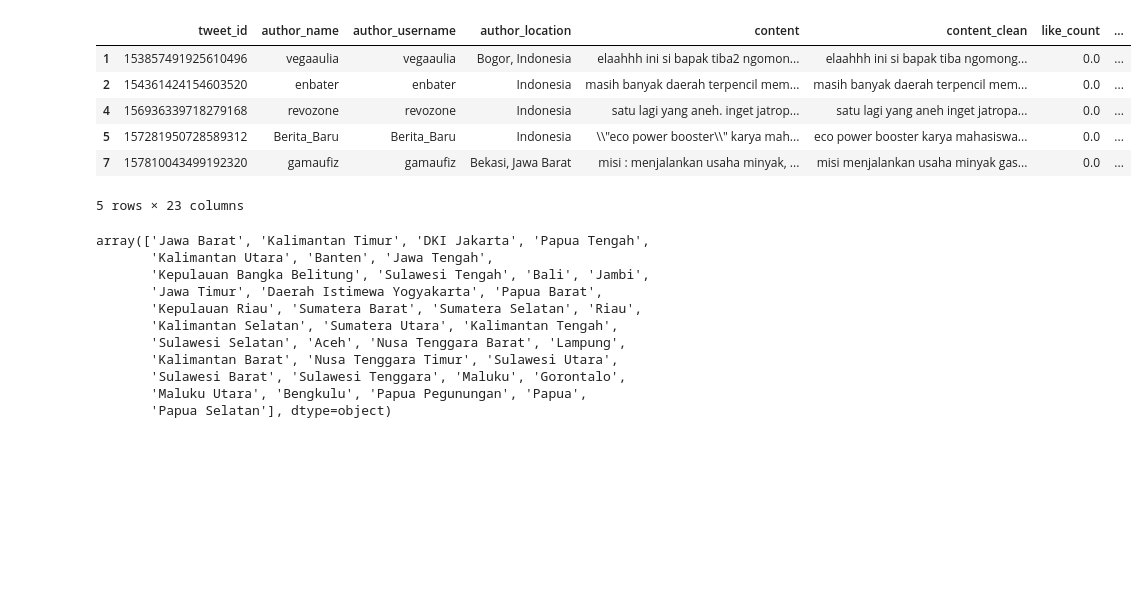
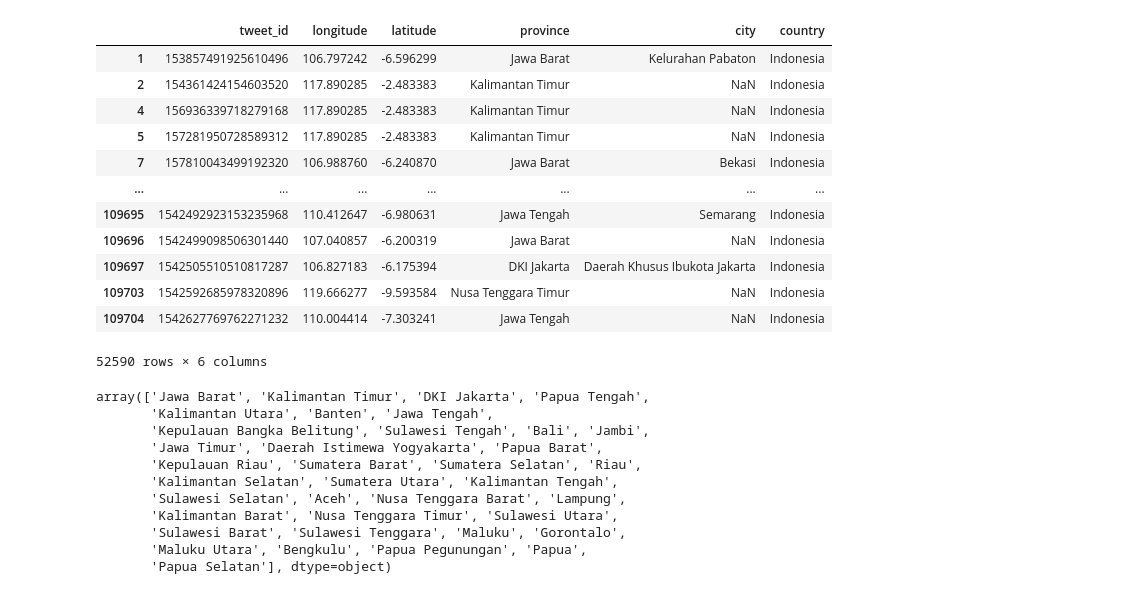
Before and after one commit to felornsy/tugas-akhir, a Jupyter notebook: task_geocoding.ipynb, the cells around one changed output. Drawn from its saved outputs; the diff is of its cells as text; code cells hidden in the pictures; blank space fills up the shorter version.

```diff
--- a/task_geocoding.ipynb
+++ b/task_geocoding.ipynb
@@ -8,30 +8,33 @@ from shapely.geometry import Point
 from geopandas import GeoDataFrame
 # %%
 # load dataset text processing
-df = pd.read_csv('data/data-mentah.csv')
-
-# remove column unname: 0
-df = df.drop(columns=['Unnamed: 0'])
+df = pd.read_csv('data/data-mentah.csv', usecols=["tweet_id", "latitude", "longitude", "country", "province", "city"])
 
 # filter dataset yang mempunyai latitude dan longitude (tidak null atau empty)
 df = df[df['latitude'].isnull() == False]
 df = df[df['latitude'].isna() == False]
 
 df = df[df['longitude'].isnull() == False]
 df = df[df['longitude'].isna() == False]
 
 # filter dataset yang country adalah indonesia
 df = df[df['country'] == "Indonesia"]
 
-df.head(5)
+df
 # %% [output]
-|  | tweet_id | author_name | author_username | author_location | content | content_clean | like_count | ... |
-| 1 | 153857491925610496 | vegaaulia | vegaaulia | Bogor, Indonesia | elaahhh ini si bapak tiba2 ngomon... | elaahhh ini si bapak tiba ngomong... | 0.0 | ... |
-| 2 | 154361424154603520 | enbater | enbater | Indonesia | masih banyak daerah terpencil mem... | masih banyak daerah terpencil mem... | 0.0 | ... |
-| 4 | 156936339718279168 | revozone | revozone | Indonesia | satu lagi yang aneh. inget jatrop... | satu lagi yang aneh inget jatropa... | 0.0 | ... |
-| 5 | 157281950728589312 | Berita_Baru | Berita_Baru | Indonesia | \\"eco power booster\\" karya mah... | eco power booster karya mahasiswa... | 0.0 | ... |
-| 7 | 157810043499192320 | gamaufiz | gamaufiz | Bekasi, Jawa Barat | misi : menjalankan usaha minyak, ... | misi menjalankan usaha minyak gas... | 0.0 | ... |
+|  | tweet_id | longitude | latitude | province | city | country |
+| 1 | 153857491925610496 | 106.797242 | -6.596299 | Jawa Barat | Kelurahan Pabaton | Indonesia |
+| 2 | 154361424154603520 | 117.890285 | -2.483383 | Kalimantan Timur | NaN | Indonesia |
+| 4 | 156936339718279168 | 117.890285 | -2.483383 | Kalimantan Timur | NaN | Indonesia |
+| 5 | 157281950728589312 | 117.890285 | -2.483383 | Kalimantan Timur | NaN | Indonesia |
+| 7 | 157810043499192320 | 106.988760 | -6.240870 | Jawa Barat | Bekasi | Indonesia |
+| ... | ... | ... | ... | ... | ... | ... |
+| 109695 | 1542492923153235968 | 110.412647 | -6.980631 | Jawa Tengah | Semarang | Indonesia |
+| 109696 | 1542499098506301440 | 107.040857 | -6.200319 | Jawa Barat | NaN | Indonesia |
+| 109697 | 1542505510510817287 | 106.827183 | -6.175394 | DKI Jakarta | Daerah Khusus Ibukota Jakarta | Indonesia |
+| 109703 | 1542592685978320896 | 119.666277 | -9.593584 | Nusa Tenggara Timur | NaN | Indonesia |
+| 109704 | 1542627769762271232 | 110.004414 | -7.303241 | Jawa Tengah | NaN | Indonesia |
-5 rows × 23 columns
+52590 rows × 6 columns
 # %%
 # get list province yang ada di dalam dataset
 provinces = df['province'].unique()
```
Also changed, not shown: parts of 1 cell of this notebook, 28 other files.
